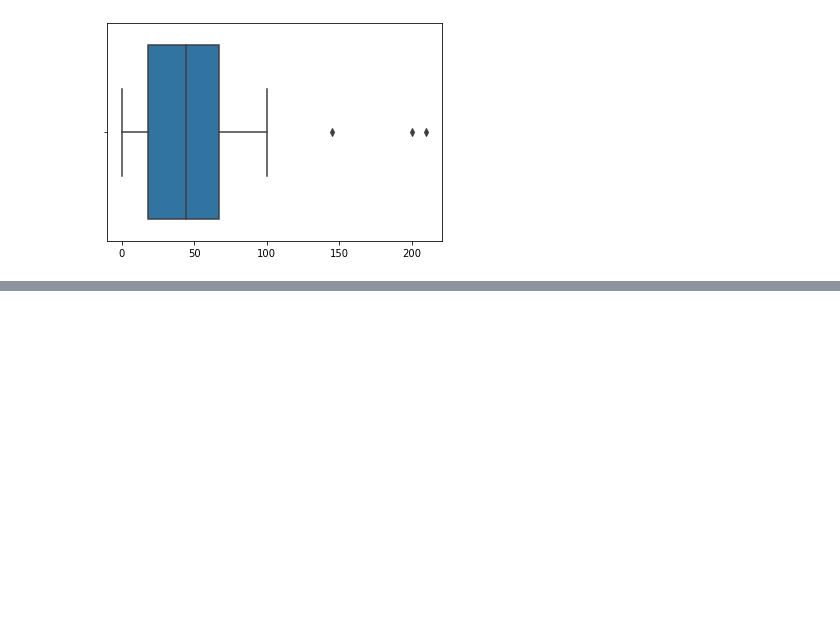
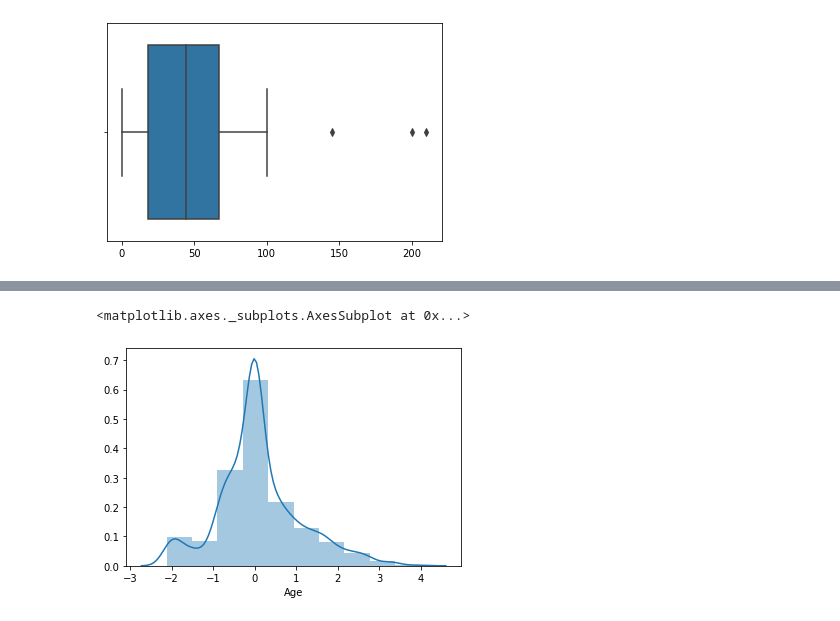
Before and after one commit to itsvivekghosh/10Days_of_FeatureEngineering, a Jupyter notebook: FE_Day6.ipynb, the cells around one changed output, grey strips where cells are left out. Drawn from its saved outputs; the diff is of its cells as text; code cells hidden in the pictures; blank space fills up the shorter version.

```diff
--- a/FE_Day6.ipynb
+++ b/FE_Day6.ipynb
@@ -140,3 +140,7 @@ sns.boxplot(lst)
 plt.show()
 # %% [output]
 [figure]
+# %%
+from sklearn.preprocessing import RobustScaler
+sc = RobustScaler()
+sc
@@ -142,0 +150,3 @@ plt.show()
+# %%
+df_scaled = pd.DataFrame(sc.fit_transform(df), columns=df.columns)
+df_scaled.head()
@@ -142,0 +160,5 @@ plt.show()
+# %%
+sns.distplot(df_scaled.Age, bins=10)
+# %% [output]
+<matplotlib.axes._subplots.AxesSubplot at 0x...>
+[figure, added]
```
Also changed, not shown: parts of 33 cells of this notebook, 1 other file.
